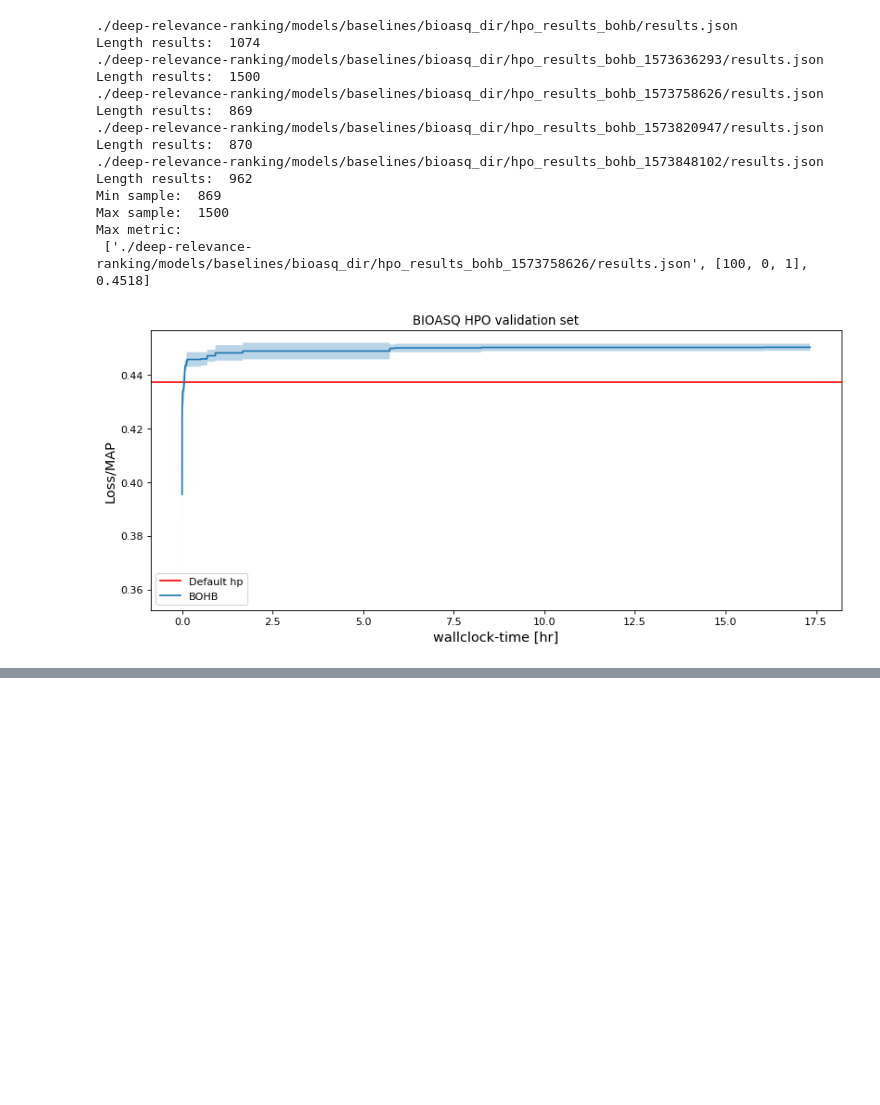
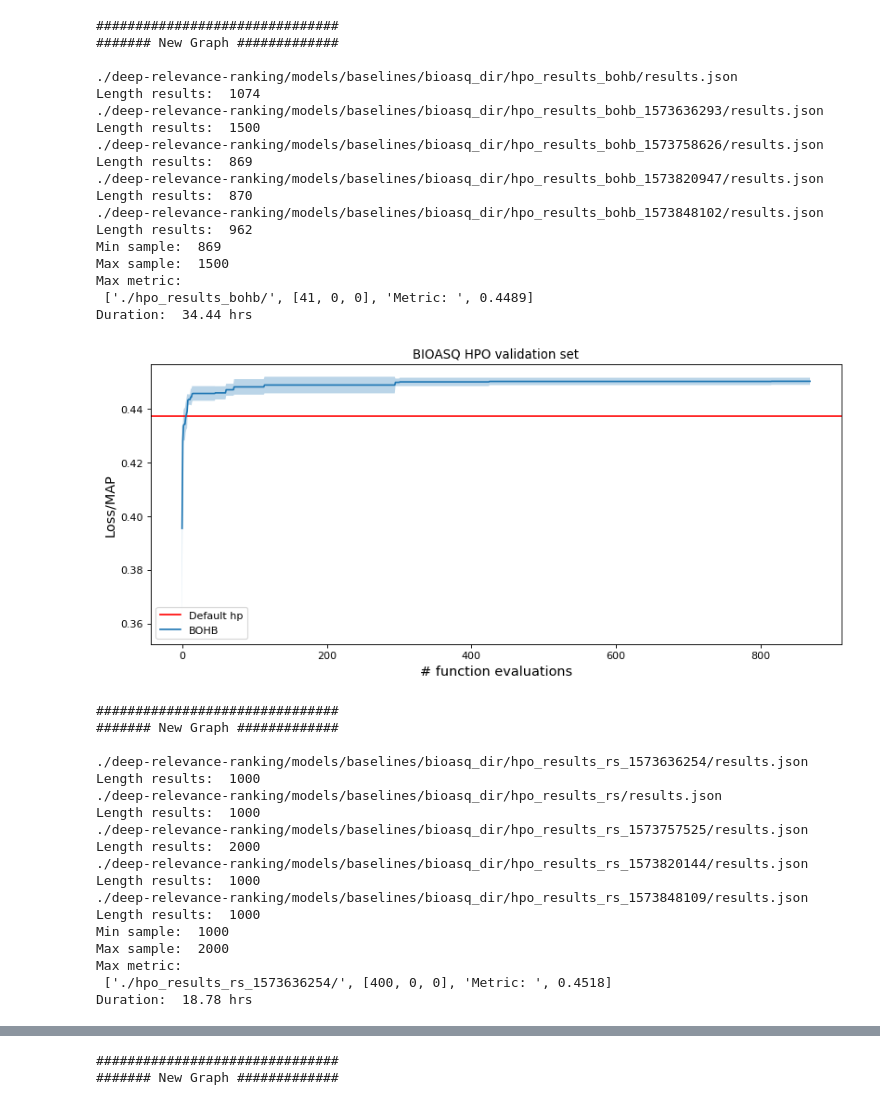
Before and after one commit to fj-morales/deep-relevance-ranking, a Jupyter notebook: models/baselines/HPO_analysis_intermediate.ipynb, the cells around one changed output, grey strips where cells are left out. Saved outputs shown, nothing was run; the diff lists cells and outputs as text; code cells hidden in the pictures; blank space fills up the shorter version.

```diff
--- a/models/baselines/HPO_analysis_intermediate.ipynb
+++ b/models/baselines/HPO_analysis_intermediate.ipynb
@@ -60,6 +61,12 @@ def plot_results(dataset, hpo_method, *plots, default=0, n=0, n_lim=0, time_flag
     for plot_data in plots:
 
         len_data = len(plot_data['loss_data'])
+
+        if (n_lim < len_data) and (n_lim > 0):
+            n_up = n_lim
+        else:
+            n_up = len_data
+
         pp = PdfPages(dataset + '_hpo_curve.pdf')
         pp.savefig()
 #         y_results = [1 - min(plot_data['loss_data'][0:i+1]) for i,x in enumerate(plot_data['loss_data'])]
@@ -69,9 +76,13 @@ def plot_results(dataset, hpo_method, *plots, default=0, n=0, n_lim=0, time_flag
         metric_max_avg = [1 - x for x in plot_data['loss_data']]
 #         metric_max = [1 - x for x in min_losses]
 
+        duration = plot_data['times'][n_up-1]['finished'] - plot_data['times'][0]['submitted']
+
+        print('Duration: ', round(duration/3600,2), 'hrs')
+
         if time_flag:
             initial = plot_data['times'][0]['submitted']
-#             time_diff = plot_data['times'][-1]['finished'] -
+
 #             idx = list(np.linspace(0, time_diff, num=len(metric_max_avg)))
             idx = [x['finished'] - initial for x in plot_data['times']]
 
@@ -79,7 +90,7 @@ def plot_results(dataset, hpo_method, *plots, default=0, n=0, n_lim=0, time_flag
             plt.xlabel('wallclock-time [hr]', fontsize = 13)
         else:
             idx = list(range(0,len(metric_max_avg)))
-            plt.xlabel('# iterations', fontsize = 13)
+            plt.xlabel('# function evaluations', fontsize = 13)
 
         if dataset == 'tvqa':
             plt.ylabel('Loss/Accuracy', fontsize = 13)
@@ -87,10 +98,10 @@ def plot_results(dataset, hpo_method, *plots, default=0, n=0, n_lim=0, time_flag
             plt.ylabel('Loss/MAP', fontsize = 13)
 
 
-        metric_max_avg_sliced = metric_max_avg[n:n_lim]
-#         metric_raw_sliced = metric_raw[n:n_lim]
+        metric_max_avg_sliced = metric_max_avg[n:n_up]
+#         metric_raw_sliced = metric_raw[n:n_up]
 
-        x_idx = idx[n:n_lim]
+        x_idx = idx[n:n_up]
 
         p = plt.plot(x_idx, metric_max_avg_sliced, label = hpo_method.upper())
 
@@ -149,7 +160,7 @@ def get_avg_results(results_files):
         if len(r_load['loss_data']) > 1: # Load results only if they are above 100 function evaluations. Need to concat wit the other one
             res.append(r_load)
         else:
-            print('Do not plot. Too small sample: ', r)
+            print('Do not plot. Too small sample: ', len(r_load['loss_data']))
 
         ## Borrar
 #         print(r_load['loss_data'][0:10])
@@ -165,7 +176,7 @@ def get_avg_results(results_files):
 
     indexes_min = [y.index(min(y)) for y in losess]
 
-    file_stats_max = [[a['file'],  a['configs'][b], round(1 - a['loss_data'][b],4)] for a,b in zip(res, indexes_min)]
+    file_stats_max = [['./' + a['file'].split('/')[-2] + '/',  a['configs'][b], 'Metric: ', round(1 - a['loss_data'][b],4)] for a,b in zip(res, indexes_min)]
 
     max_metric_config = max(file_stats_max, key=lambda x: x[2])
 
@@ -201,23 +212,24 @@ def get_avg_results(results_files):
 
 workdirs = [
             './deep-relevance-ranking/models/baselines/bioasq_dir/',
-#             './deep-relevance-ranking/models/baselines/robust_dir/',
-#             './TVQA/workdir/'
+            './deep-relevance-ranking/models/baselines/robust_dir/',
+            './TVQA/workdir/'
            ]
 dev_defaults = [
                 0.4371,
-#                 0.2292,
-#                 0.51942
+                0.2292,
+                0.51942
                ]
 
 hpo_methods = [
                 'bohb',
-#                 'rs'
+                'rs'
 ]
 
 for wdir, dev_def in zip(workdirs, dev_defaults):
+
     for h in hpo_methods:
-
+        print('\n\n###############################\n####### New Graph #############\n')
         # Get results_dir
         results_dirs = get_hpo_results_dir(wdir, h)
 
@@ -227,33 +239,55 @@ for wdir, dev_def in zip(workdirs, dev_defaults):
 
         if 'bioasq' in wdir.lower():
             dataset = 'bioasq'
         elif 'robust' in wdir.lower():
             dataset = 'robust'
         elif 'TVQA'.lower() in wdir.lower():
             dataset = 'tvqa'
 
 #         print(dataset)
         avg_res = get_avg_results(results_files)
         n_limit = len(avg_res['loss_data'])
 
-        [max_m, idx] = plot_results(dataset, h, avg_res, default=dev_def, n=0, n_lim=n_limit, time_flag=True)
+        [max_m, idx] = plot_results(dataset, h, avg_res, default=dev_def, n=0, n_lim=n_limit, time_flag=False)
 
         # Plot
 
         # Save results all results
 # %% [output]
+###############################
+####### New Graph #############
+
 ./deep-relevance-ranking/models/baselines/bioasq_dir/hpo_results_bohb/results.json
 Length results:  1074
 ./deep-relevance-ranking/models/baselines/bioasq_dir/hpo_results_bohb_1573636293/results.json
 Length results:  1500
 ./deep-relevance-ranking/models/baselines/bioasq_dir/hpo_results_bohb_1573758626/results.json
 Length results:  869
 ./deep-relevance-ranking/models/baselines/bioasq_dir/hpo_results_bohb_1573820947/results.json
 Length results:  870
 ./deep-relevance-ranking/models/baselines/bioasq_dir/hpo_results_bohb_1573848102/results.json
 Length results:  962
 Min sample:  869
 Max sample:  1500
 Max metric:
- ['./deep-relevance-ranking/models/baselines/bioasq_dir/hpo_results_bohb_1573758626/results.json', [100, 0, 1], 0.4518]
+ ['./hpo_results_bohb/', [41, 0, 0], 'Metric: ', 0.4489]
+Duration:  34.44 hrs
-[figure, old version]
+[figure, new version]
+###############################
+####### New Graph #############
+
+./deep-relevance-ranking/models/baselines/bioasq_dir/hpo_results_rs_1573636254/results.json
+Length results:  1000
+./deep-relevance-ranking/models/baselines/bioasq_dir/hpo_results_rs/results.json
+Length results:  1000
+./deep-relevance-ranking/models/baselines/bioasq_dir/hpo_results_rs_1573757525/results.json
+Length results:  2000
+./deep-relevance-ranking/models/baselines/bioasq_dir/hpo_results_rs_1573820144/results.json
+Length results:  1000
+./deep-relevance-ranking/models/baselines/bioasq_dir/hpo_results_rs_1573848109/results.json
+Length results:  1000
+Min sample:  1000
+Max sample:  2000
+Max metric:
+ ['./hpo_results_rs_1573636254/', [400, 0, 0], 'Metric: ', 0.4518]
+Duration:  18.78 hrs
@@ -259,0 +331,2 @@ Max metric:
+###############################
+####### New Graph #############
```
Also changed, not shown: parts of 2 cells of this notebook, 1 other file.
